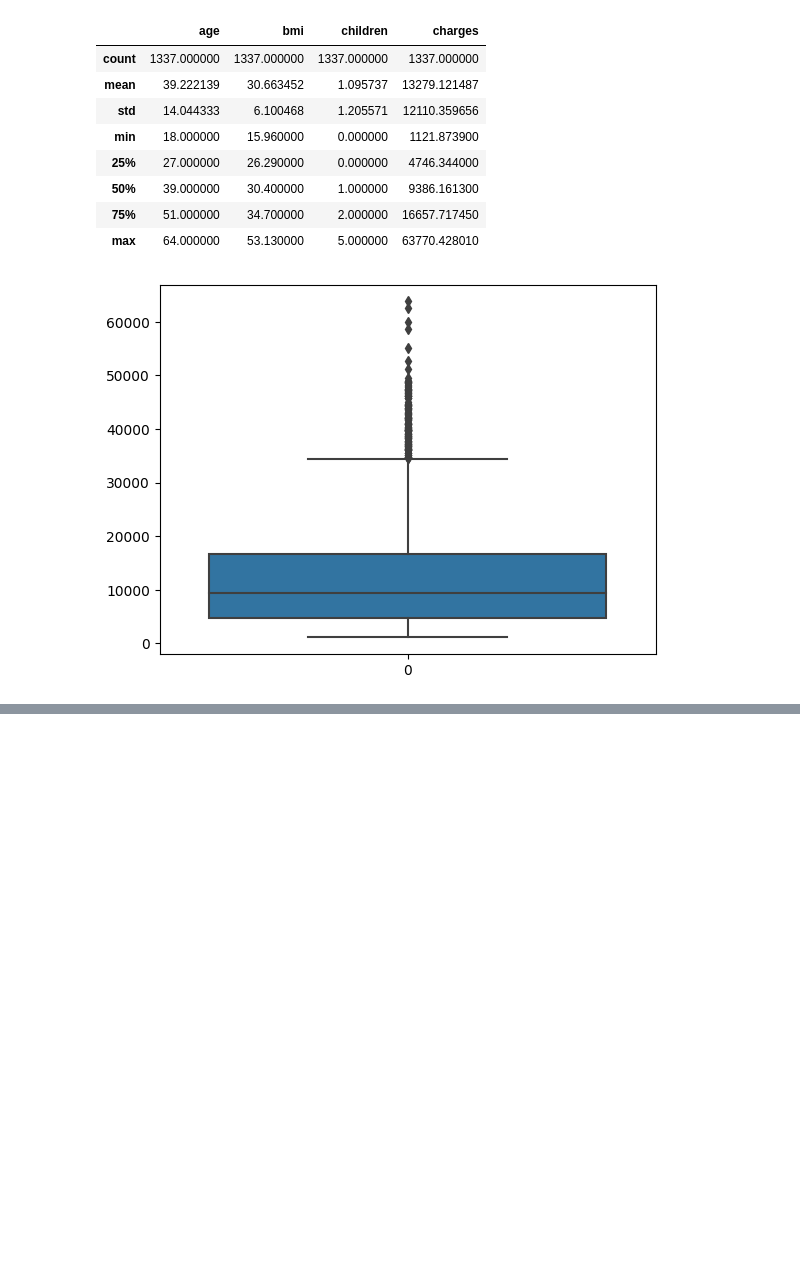
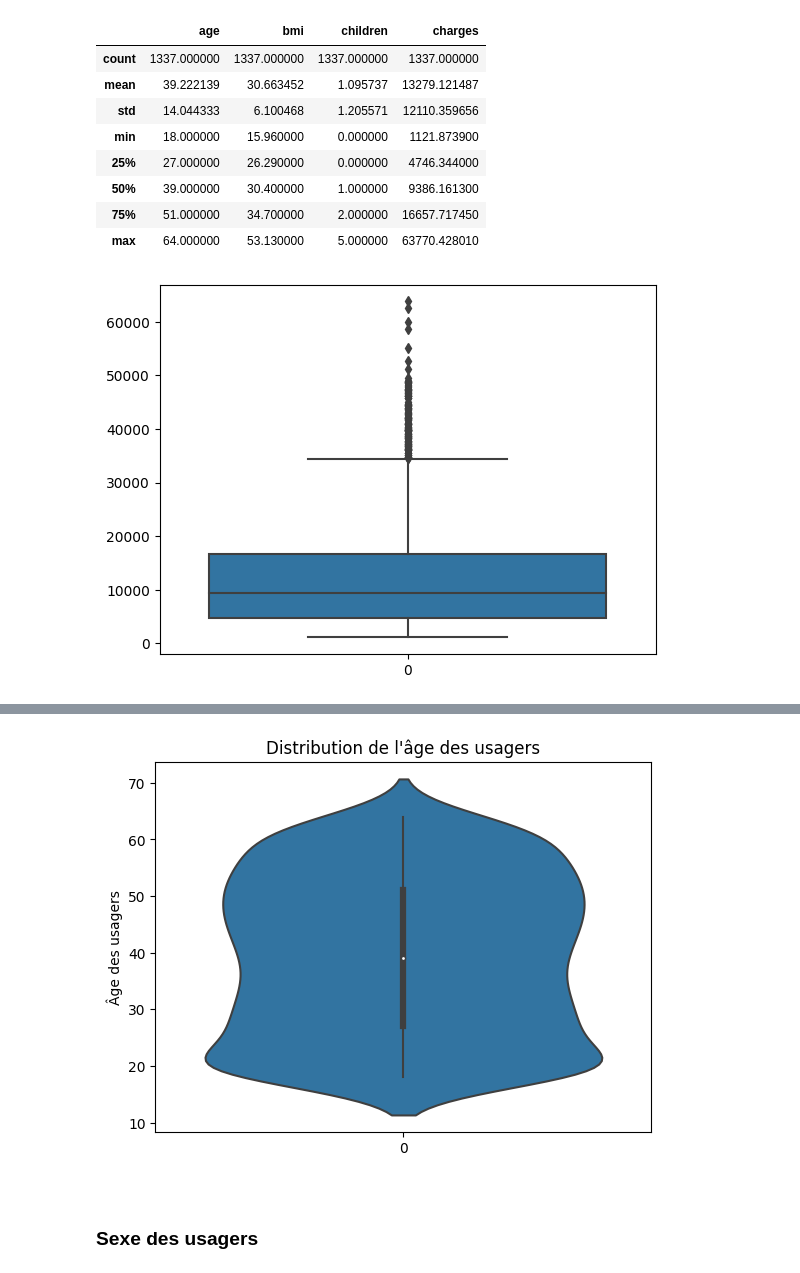
Before and after one commit to Benalieur/assurance, a Jupyter notebook: notebooks/analys.ipynb, the cells around one changed output, grey strips where cells are left out. Drawn from its saved outputs; the diff is of its cells as text; code cells hidden in the pictures; blank space fills up the shorter version.

```diff
--- a/notebooks/analys.ipynb
+++ b/notebooks/analys.ipynb
@@ -179,2 +195,5 @@ test.drop(test2.index, axis=0)
+# %%
+df['bmi'] = df['bmi'].apply(lambda x : round(x, 1))
+df['charges'] = df['charges'].apply(lambda x : round(x, 2))
 # %%
 df.to_csv('../csv/donnees_clean.csv')
@@ -180,0 +232,10 @@ df.to_csv('../csv/donnees_clean.csv')
+# %%
+sns.violinplot(df['age'])
+plt.title('Distribution de l\'âge des usagers')
+plt.xlabel(' ')
+plt.ylabel('Âge des usagers')
+plt.show()
+# %% [output]
+[figure, added]
+# %% [markdown]
+### Sexe des usagers
```
Also changed, not shown: parts of 35 cells of this notebook, 1 other file.
